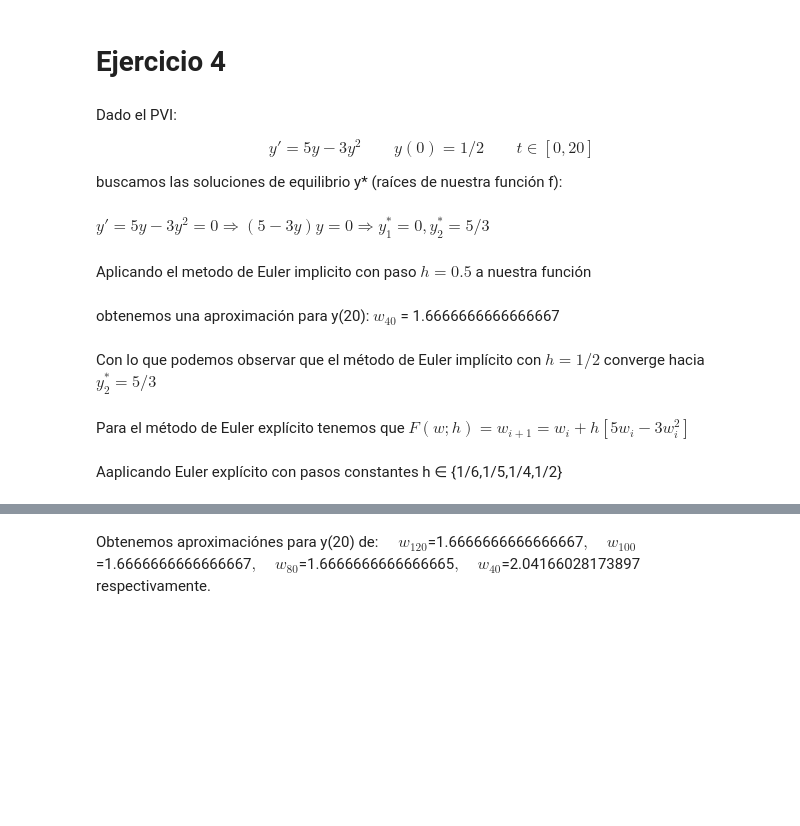
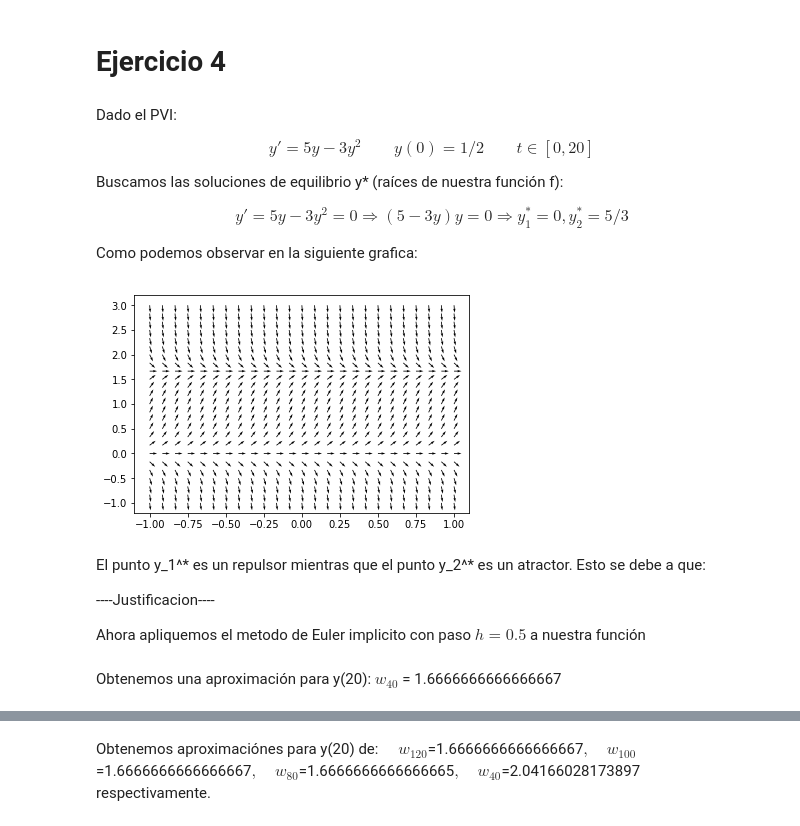
Before and after one commit to ekiMGlz/ODEMethods, a Jupyter notebook: Ejercicios/Ejercicio 4 .ipynb, the cells around one changed output, grey strips where cells are left out. Drawn from its saved outputs; the diff is of its cells as text; code cells hidden in the pictures; blank space fills up the shorter version.

```diff
--- a/Ejercicios/Ejercicio 4 .ipynb
+++ b/Ejercicios/Ejercicio 4 .ipynb
@@ -12,17 +12,36 @@ import odesolver
 # %% [markdown]
 Dado el PVI:
 
-\begin{equation} \label{eq:1}
+\begin{equation} \label{eq:4}
 y'= 5y  -3y^2 \qquad y(0) = 1/2 \qquad t\in [0,20]
 \end{equation}
 
-buscamos las soluciones de equilibrio y* (raíces de nuestra función f):
+Buscamos las soluciones de equilibrio y* (raíces de nuestra función f):
+
+$$y'=5y  -3y^2=0 \Rightarrow (5-3y)y=0 \Rightarrow y_1^*=0,y_2^*=5/3$$
+
+Como podemos observar en la siguiente grafica:
-# %%
-Latex('$y\'=5y  -3y^2=0 \Rightarrow (5-3y)y=0 \Rightarrow y_1^*=0,y_2^*=5/3$')
-# %% [output]
-$y'=5y  -3y^2=0 \Rightarrow (5-3y)y=0 \Rightarrow y_1^*=0,y_2^*=5/3$
+# %%
+f = lambda t, y : 5*y-3*y*y
+
+T = np.linspace(-1,1,25)
+Y = np.linspace(-1,3,25)
+
+F = np.array([[f(t,y) for t in T] for y in Y])
+F = np.arctan(F)
+U = np.cos(F)
+V = np.sin(F)
+
+plt.quiver(T,Y,U,V)
+plt.show()
+# %% [output]
+[figure, added]
 # %% [markdown]
-Aplicando el metodo de Euler implicito con paso $h=0.5$ a nuestra función
+El punto y_1^* es un repulsor mientras que el punto y_2^* es un atractor. Esto se debe a que:
+
+----Justificacion----
+
+Ahora apliquemos el metodo de Euler implicito con paso $h=0.5$ a nuestra función
 # %%
 f = lambda t, y : 5*y-3*y*y
 I = (0, 20)
@@ -30,16 +49,6 @@ y0 = 0.5
 
 
 T, W = odesolver.solve(f,y0,I,40,method="Implicit Euler")
-Latex('obtenemos una aproximación para y(20): ' + '$w_{40}$ = ' + str(W[0,40]))
+Latex('Obtenemos una aproximación para y(20): ' + '$w_{40}$ = ' + str(W[0,40]))
 # %% [output]
-obtenemos una aproximación para y(20): $w_{40}$ = 1.6666666666666667
+Obtenemos una aproximación para y(20): $w_{40}$ = 1.6666666666666667
-# %%
-Latex('Con lo que podemos observar que el método de Euler implícito con $h=1/2$ converge hacia $y_2^*=5/3$')
-# %% [output]
-Con lo que podemos observar que el método de Euler implícito con $h=1/2$ converge hacia $y_2^*=5/3$
-# %%
-Latex('Para el método de Euler explícito tenemos que $F(w;h)=w_{i+1}=w_i+h[5w_i-3w_i^2]$')
-# %% [output]
-Para el método de Euler explícito tenemos que $F(w;h)=w_{i+1}=w_i+h[5w_i-3w_i^2]$
-# %% [markdown]
-Aaplicando Euler explícito con pasos constantes h ∈ {1/6,1/5,1/4,1/2}
```
Also changed, not shown: parts of 9 cells of this notebook, 10 other files.
